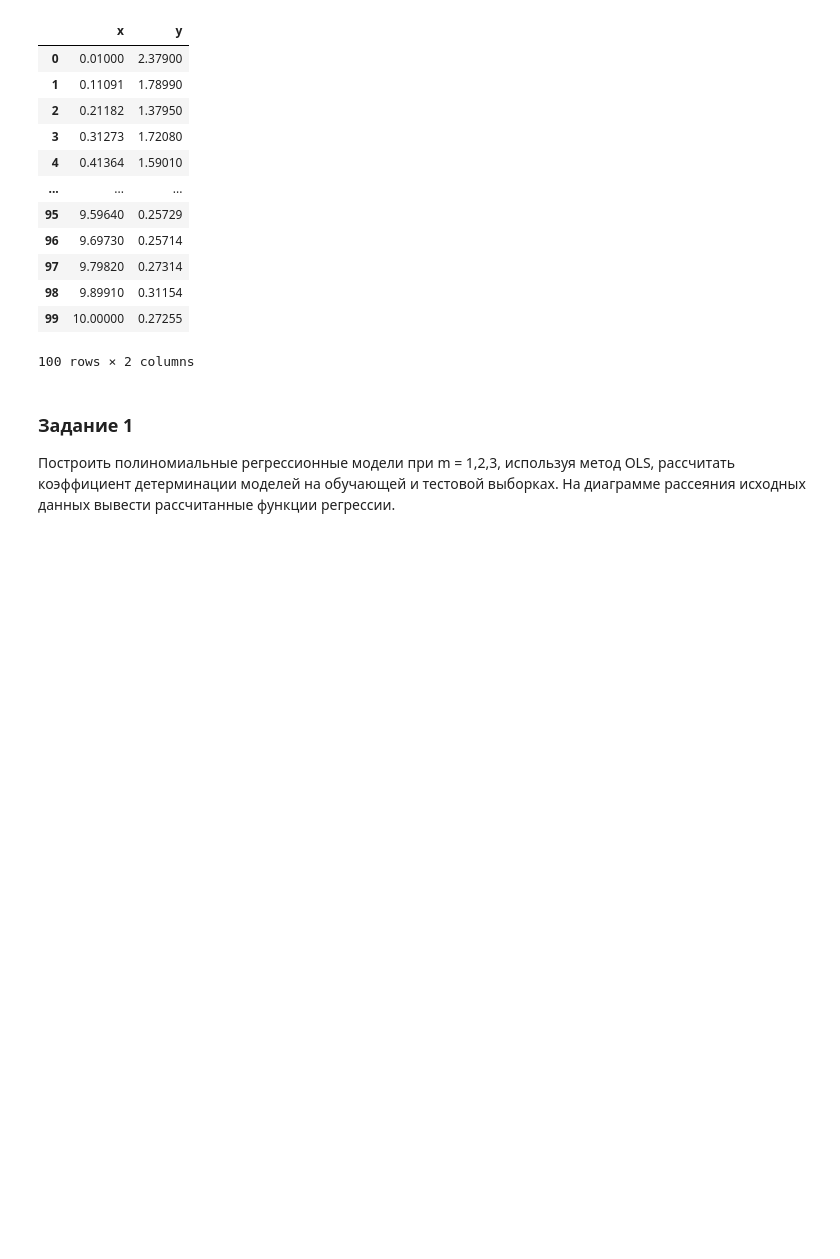
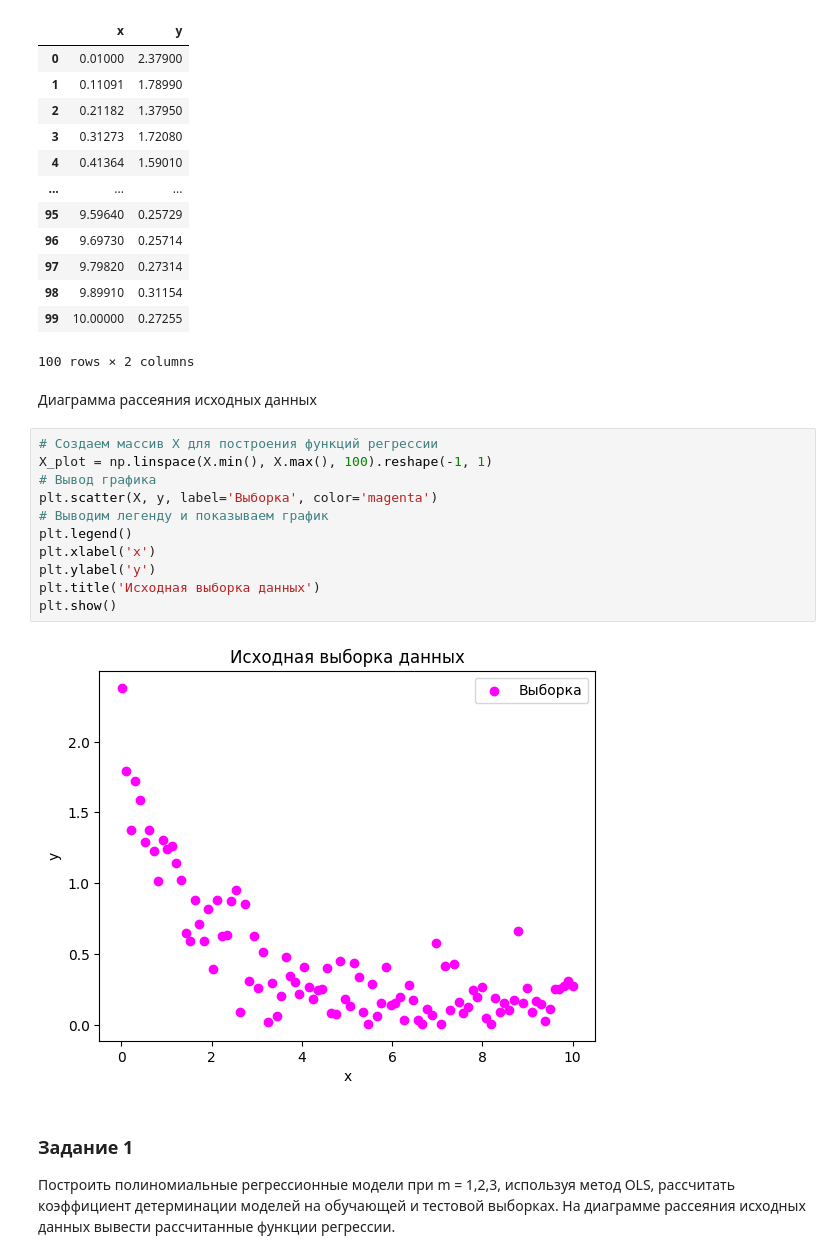
Before and after one commit to nekit2-002/ml-labs, a Jupyter notebook: laba1/laba1.ipynb, the cells around one changed output. Drawn from its saved outputs; the diff is of its cells as text; blank space fills up the shorter version.

```diff
--- a/laba1/laba1.ipynb
+++ b/laba1/laba1.ipynb
@@ -32,6 +32,21 @@ df
 | 98 | 9.89910 | 0.31154 |
 | 99 | 10.00000 | 0.27255 |
 100 rows × 2 columns
+# %% [markdown]
+Диаграмма рассеяния исходных данных
+# %%
+# Создаем массив X для построения функций регрессии
+X_plot = np.linspace(X.min(), X.max(), 100).reshape(-1, 1)
+# Вывод графика
+plt.scatter(X, y, label='Выборка', color='magenta')
+# Выводим легенду и показываем график
+plt.legend()
+plt.xlabel('x')
+plt.ylabel('y')
+plt.title('Исходная выборка данных')
+plt.show()
+# %% [output]
+[figure, added]
 # %% [markdown]
 ### Задание 1
 Построить полиномиальные регрессионные модели при m = 1,2,3, используя метод OLS, рассчитать коэффициент детерминации моделей на обучающей и тестовой выборках. На диаграмме рассеяния исходных данных вывести рассчитанные функции регрессии.
```
Also changed, not shown: parts of 11 cells of this notebook, 1 other file.
